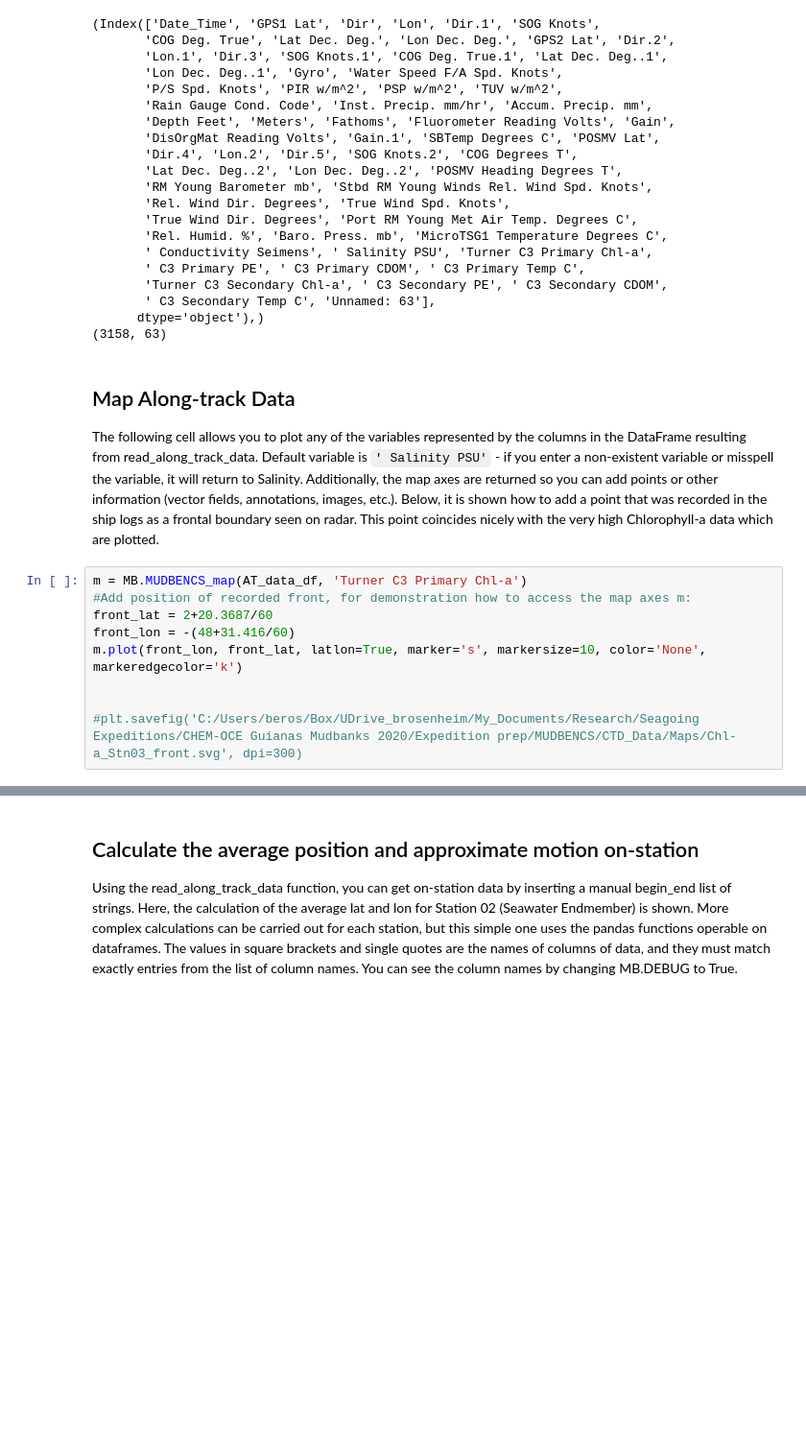
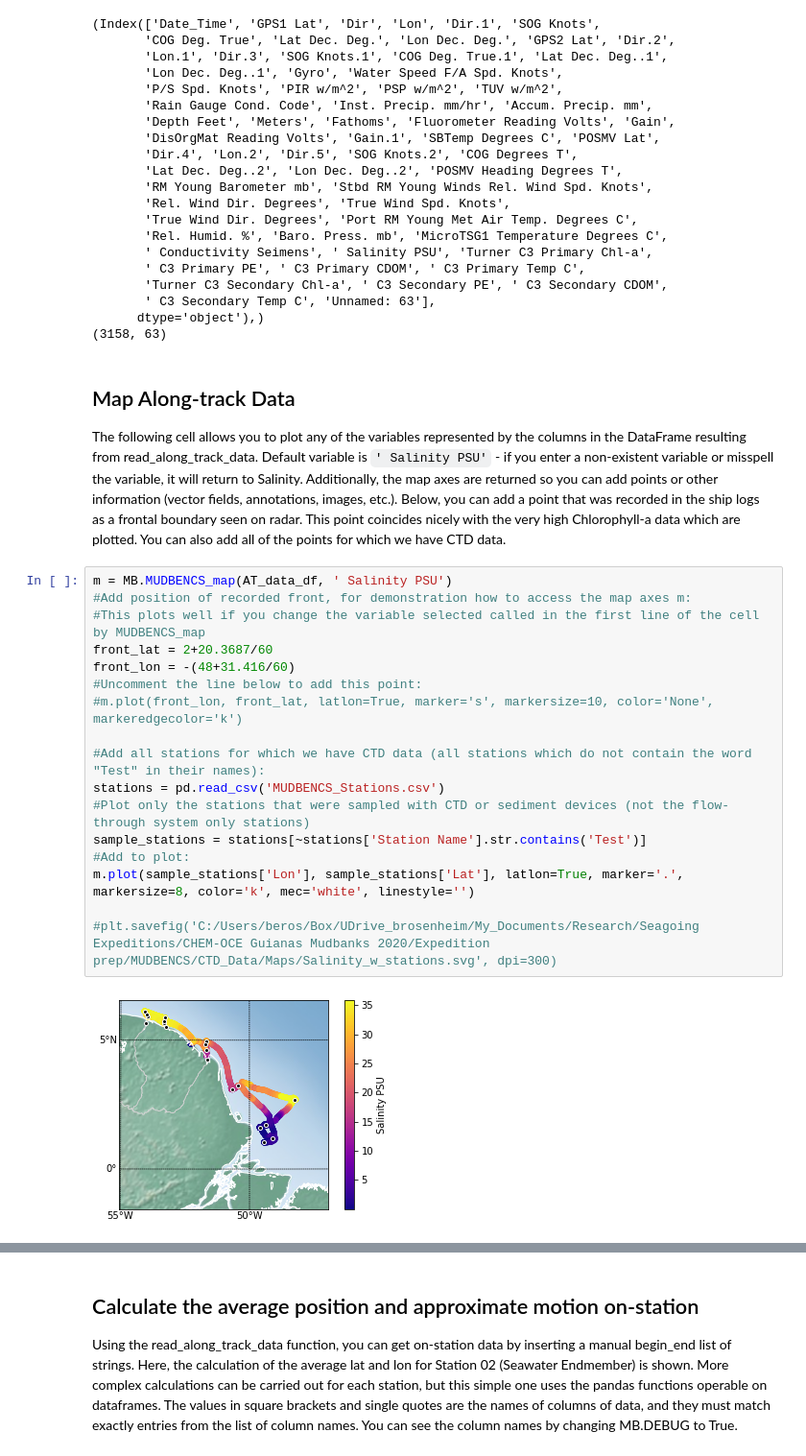
Before and after one commit to DirtBurner/MUDBENCS, a Jupyter notebook: MUDBENCS_CTD.ipynb, the cells around one changed output, grey strips where cells are left out. Shown at 96% size. Saved outputs shown, nothing was run; the diff lists cells and outputs as text; blank space fills up the shorter version.

```diff
--- a/MUDBENCS_CTD.ipynb
+++ b/MUDBENCS_CTD.ipynb
@@ -78,13 +118,23 @@ print(AT_data_df.shape)
 (3158, 63)
 # %% [markdown]
 ## Map Along-track Data
-The following cell allows you to plot any of the variables represented by the columns in the DataFrame resulting from read_along_track_data. Default variable is `' Salinity PSU'` - if you enter a non-existent variable or misspell the variable, it will return to Salinity. Additionally, the map axes are returned so you can add points or other information (vector fields, annotations, images, etc.). Below, it is shown how to add a point that was recorded in the ship logs as a frontal boundary seen on radar. This point coincides nicely with the very high Chlorophyll-a data which are plotted.
+The following cell allows you to plot any of the variables represented by the columns in the DataFrame resulting from read_along_track_data. Default variable is `' Salinity PSU'` - if you enter a non-existent variable or misspell the variable, it will return to Salinity. Additionally, the map axes are returned so you can add points or other information (vector fields, annotations, images, etc.). Below, you can add a point that was recorded in the ship logs as a frontal boundary seen on radar. This point coincides nicely with the very high Chlorophyll-a data which are plotted. You can also add all of the points for which we have CTD data.
 # %%
-m = MB.MUDBENCS_map(AT_data_df, 'Turner C3 Primary Chl-a')
+m = MB.MUDBENCS_map(AT_data_df, ' Salinity PSU')
 #Add position of recorded front, for demonstration how to access the map axes m:
+#This plots well if you change the variable selected called in the first line of the cell by MUDBENCS_map
 front_lat = 2+20.3687/60
 front_lon = -(48+31.416/60)
-m.plot(front_lon, front_lat, latlon=True, marker='s', markersize=10, color='None', markeredgecolor='k')
+#Uncomment the line below to add this point:
+#m.plot(front_lon, front_lat, latlon=True, marker='s', markersize=10, color='None', markeredgecolor='k')
 
+#Add all stations for which we have CTD data (all stations which do not contain the word "Test" in their names):
+stations = pd.read_csv('MUDBENCS_Stations.csv')
+#Plot only the stations that were sampled with CTD or sediment devices (not the flow-through system only stations)
+sample_stations = stations[~stations['Station Name'].str.contains('Test')]
+#Add to plot:
+m.plot(sample_stations['Lon'], sample_stations['Lat'], latlon=True, marker='.', markersize=8, color='k', mec='white', linestyle='')
 
-#plt.savefig('C:/Users/beros/Box/UDrive_brosenheim/My_Documents/Research/Seagoing Expeditions/CHEM-OCE Guianas Mudbanks 2020/Expedition prep/MUDBENCS/CTD_Data/Maps/Chl-a_Stn03_front.svg', dpi=300)
+#plt.savefig('C:/Users/beros/Box/UDrive_brosenheim/My_Documents/Research/Seagoing Expeditions/CHEM-OCE Guianas Mudbanks 2020/Expedition prep/MUDBENCS/CTD_Data/Maps/Salinity_w_stations.svg', dpi=300)
+# %% [output]
+[figure, added]
```
Also changed, not shown: parts of 9 cells of this notebook, 4 other files.
